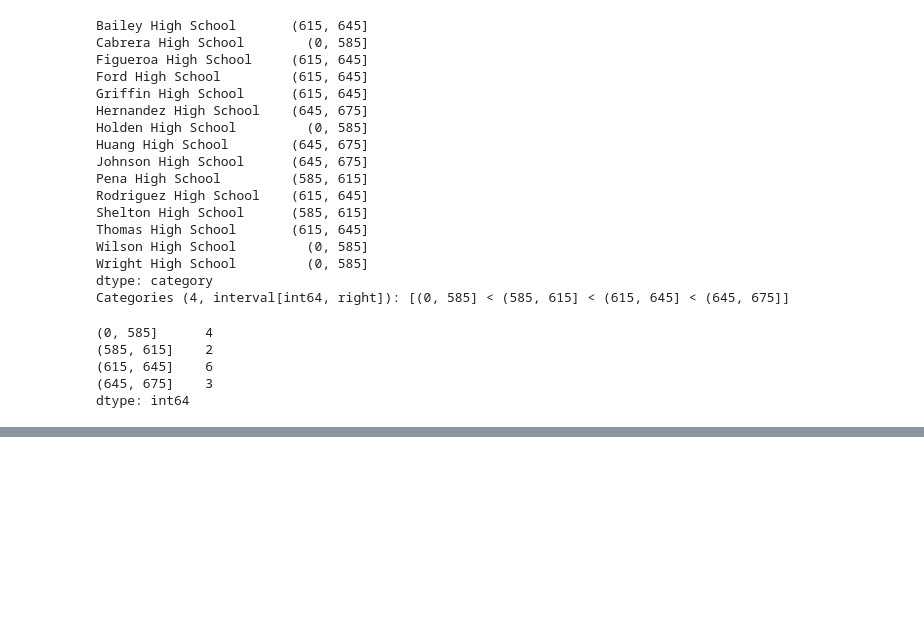
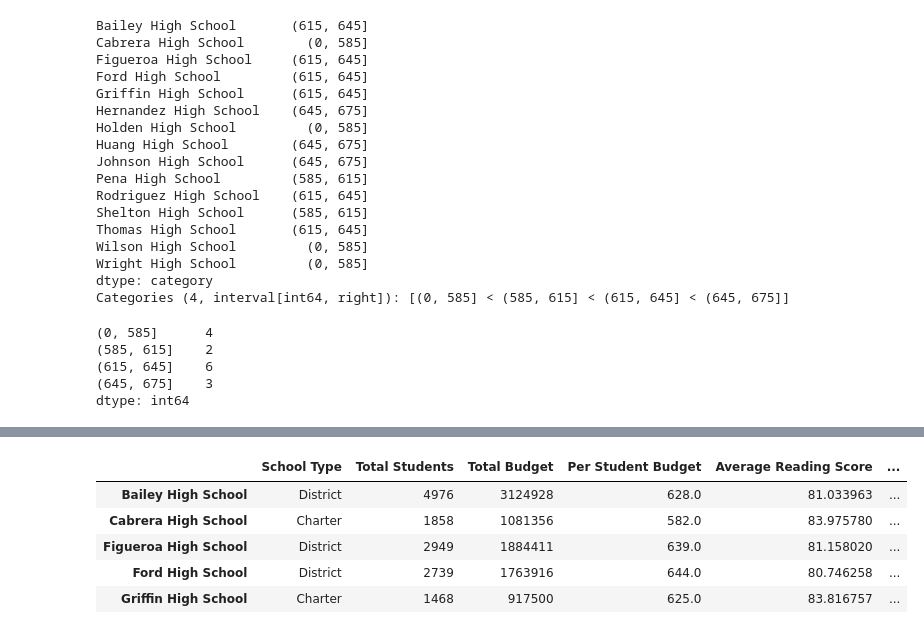
Before and after one commit to Aigerim-Zh/School-District-Analysis, a Jupyter notebook: PyCitySchools.ipynb, the cells around one changed output, grey strips where cells are left out. Drawn from its saved outputs; the diff is of its cells as text; code cells hidden in the pictures; blank space fills up the shorter version.

Commit message:
Added Size Summary

```diff
--- a/PyCitySchools.ipynb
+++ b/PyCitySchools.ipynb
@@ -1083,0 +1105,16 @@ spending_summary_df
+# %%
+# Establish the bins.
+size_bins = [0, 1000, 2000, 5000]
+group_names = ["Small (<1000)", "Medium (1000-2000)", "Large (2000-5000)"]
+# %%
+# Categorize spending based on the bins.
+per_school_summary_df["School Size"] = pd.cut(per_school_summary_df["Total Students"], size_bins, labels=group_names)
+
+per_school_summary_df.head()
+# %% [output]
+|  | School Type | Total Students | Total Budget | Per Student Budget | Average Reading Score | ... |
+| Bailey High School | District | 4976 | 3124928 | 628.0 | 81.033963 | ... |
+| Cabrera High School | Charter | 1858 | 1081356 | 582.0 | 83.975780 | ... |
+| Figueroa High School | District | 2949 | 1884411 | 639.0 | 81.158020 | ... |
+| Ford High School | District | 2739 | 1763916 | 644.0 | 80.746258 | ... |
+| Griffin High School | Charter | 1468 | 917500 | 625.0 | 83.816757 | ... |
```
Also changed, not shown: parts of 3 cells of this notebook.
